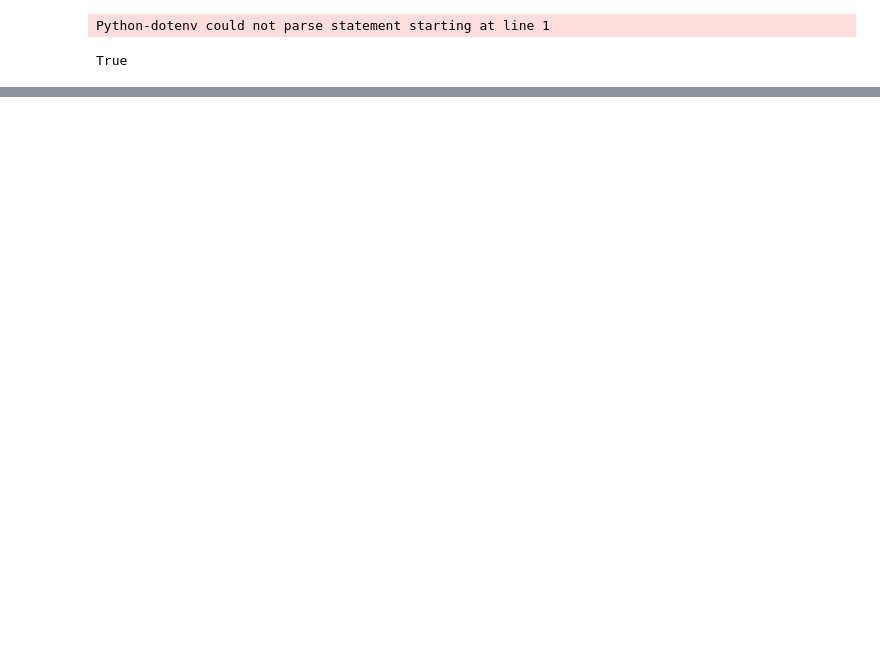
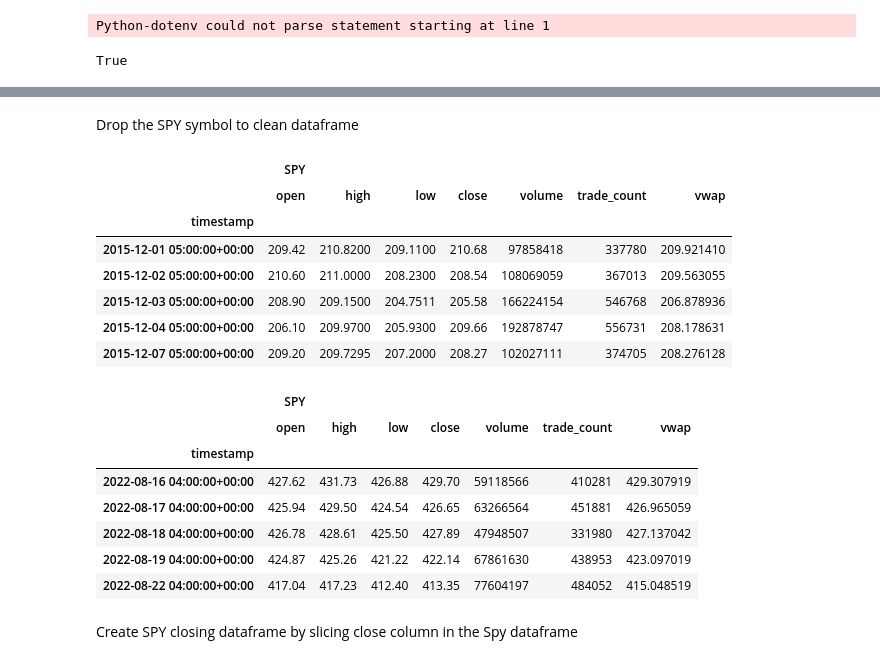
Before and after one commit to jpqt/Financial-Application, a Jupyter notebook: api request/alpaca-spy.ipynb, the cells around one changed output, grey strips where cells are left out. Saved outputs shown, nothing was run; the diff lists cells and outputs as text; code cells hidden in the pictures; blank space fills up the shorter version.

Commit message:
clean code

```diff
--- a/api request/alpaca-spy.ipynb
+++ b/api request/alpaca-spy.ipynb
@@ -93,5 +89,27 @@ alpaca_spy_df.hvplot(
+# %% [markdown]
+Drop the SPY symbol to clean dataframe
 # %%
-#closing price for SPY
+#close price for SPY
 
-#spy_close = spy_df["SPY"]["close"]
-#spy_close
+SPY = alpaca_spy_df[alpaca_spy_df['symbol']=='SPY'].drop('symbol',axis=1)
+
+alpaca_spy_df = pd.concat([SPY],axis=1,keys=['SPY'])
+display(alpaca_spy_df.head())
+display(alpaca_spy_df.tail())
+# %% [output]
+|  | SPY |  |  |  |  |  |  |
+|  | open | high | low | close | volume | trade_count | vwap |
+| timestamp |  |  |  |  |  |  |  |
+| 2015-12-01 05:00:00+00:00 | 209.42 | 210.8200 | 209.1100 | 210.68 | 97858418 | 337780 | 209.921410 |
+| 2015-12-02 05:00:00+00:00 | 210.60 | 211.0000 | 208.2300 | 208.54 | 108069059 | 367013 | 209.563055 |
+| 2015-12-03 05:00:00+00:00 | 208.90 | 209.1500 | 204.7511 | 205.58 | 166224154 | 546768 | 206.878936 |
+| 2015-12-04 05:00:00+00:00 | 206.10 | 209.9700 | 205.9300 | 209.66 | 192878747 | 556731 | 208.178631 |
+| 2015-12-07 05:00:00+00:00 | 209.20 | 209.7295 | 207.2000 | 208.27 | 102027111 | 374705 | 208.276128 |
+|  | SPY |  |  |  |  |  |  |
+|  | open | high | low | close | volume | trade_count | vwap |
+| timestamp |  |  |  |  |  |  |  |
+| 2022-08-16 04:00:00+00:00 | 427.62 | 431.73 | 426.88 | 429.70 | 59118566 | 410281 | 429.307919 |
+| 2022-08-17 04:00:00+00:00 | 425.94 | 429.50 | 424.54 | 426.65 | 63266564 | 451881 | 426.965059 |
+| 2022-08-18 04:00:00+00:00 | 426.78 | 428.61 | 425.50 | 427.89 | 47948507 | 331980 | 427.137042 |
+| 2022-08-19 04:00:00+00:00 | 424.87 | 425.26 | 421.22 | 422.14 | 67861630 | 438953 | 423.097019 |
+| 2022-08-22 04:00:00+00:00 | 417.04 | 417.23 | 412.40 | 413.35 | 77604197 | 484052 | 415.048519 |
@@ -103,0 +116,2 @@ alpaca_spy_df.hvplot(
+# %% [markdown]
+Create SPY closing dataframe by slicing close column in the Spy dataframe
```
Also changed, not shown: parts of 17 cells of this notebook.
